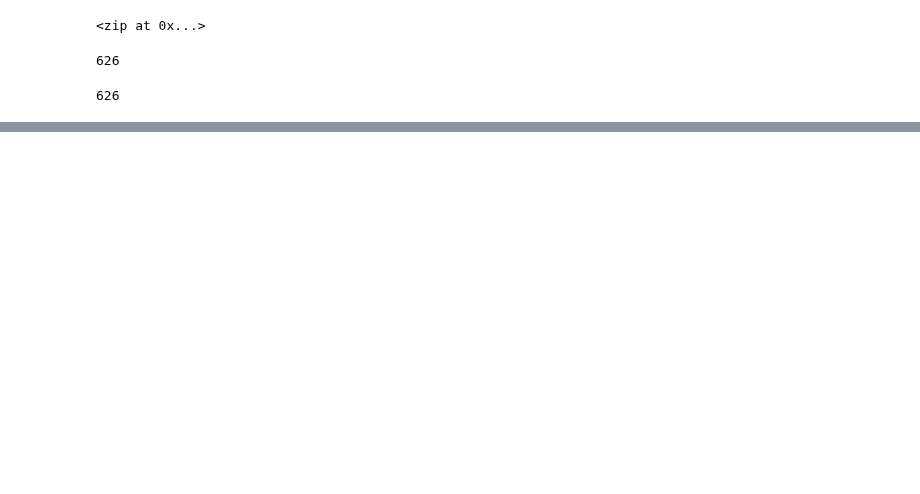
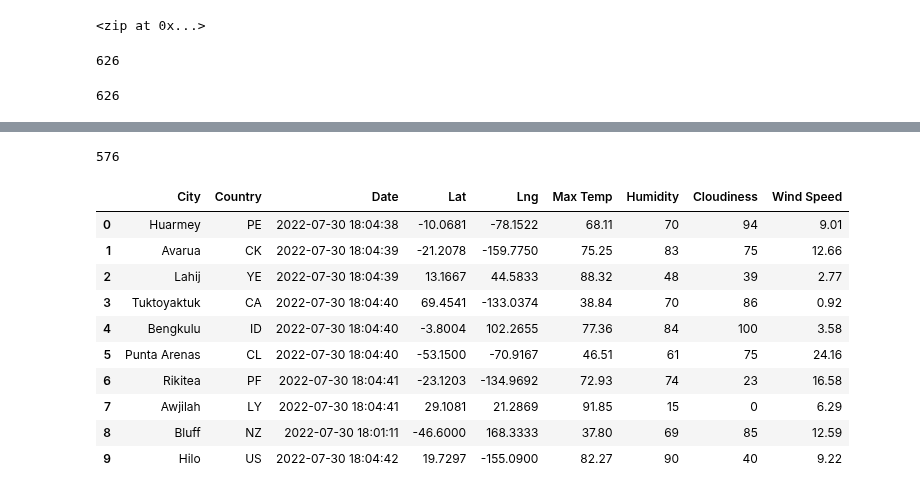
Before and after one commit to pladams777/World_Weather_Analysis, a Jupyter notebook: WeatherPy.ipynb, the cells around one changed output, grey strips where cells are left out. Saved outputs shown, nothing was run; the diff lists cells and outputs as text; code cells hidden in the pictures; blank space fills up the shorter version.

```diff
--- a/WeatherPy.ipynb
+++ b/WeatherPy.ipynb
@@ -50,0 +61,2 @@ len(cities)
+# %%
+url = "http://api.openweathermap.org/data/2.5/weather?units=Imperial&APPID=" + weather_api_key
@@ -50,0 +141,22 @@ len(cities)
+# %%
+len(city_data)
+# %% [output]
+576
+# %%
+# Convert the array of dictionaries to a Pandas DataFrame.
+city_data_df = pd.DataFrame(city_data)
+new_column_order = ["City", "Country", "Date","Lat","Lng","Max Temp","Humidity","Cloudiness","Wind Speed" ]
+city_data_df = city_data_df[new_column_order]
+city_data_df.head(10)
+# %% [output]
+|  | City | Country | Date | Lat | Lng | Max Temp | Humidity | Cloudiness | Wind Speed |
+| 0 | Huarmey | PE | 2022-07-30 18:04:38 | -10.0681 | -78.1522 | 68.11 | 70 | 94 | 9.01 |
+| 1 | Avarua | CK | 2022-07-30 18:04:39 | -21.2078 | -159.7750 | 75.25 | 83 | 75 | 12.66 |
+| 2 | Lahij | YE | 2022-07-30 18:04:39 | 13.1667 | 44.5833 | 88.32 | 48 | 39 | 2.77 |
+| 3 | Tuktoyaktuk | CA | 2022-07-30 18:04:40 | 69.4541 | -133.0374 | 38.84 | 70 | 86 | 0.92 |
+| 4 | Bengkulu | ID | 2022-07-30 18:04:40 | -3.8004 | 102.2655 | 77.36 | 84 | 100 | 3.58 |
+| 5 | Punta Arenas | CL | 2022-07-30 18:04:40 | -53.1500 | -70.9167 | 46.51 | 61 | 75 | 24.16 |
+| 6 | Rikitea | PF | 2022-07-30 18:04:41 | -23.1203 | -134.9692 | 72.93 | 74 | 23 | 16.58 |
+| 7 | Awjilah | LY | 2022-07-30 18:04:41 | 29.1081 | 21.2869 | 91.85 | 15 | 0 | 6.29 |
+| 8 | Bluff | NZ | 2022-07-30 18:01:11 | -46.6000 | 168.3333 | 37.80 | 69 | 85 | 12.59 |
+| 9 | Hilo | US | 2022-07-30 18:04:42 | 19.7297 | -155.0900 | 82.27 | 90 | 40 | 9.22 |
```
Also changed, not shown: parts of 4 cells of this notebook, 3 other files.
